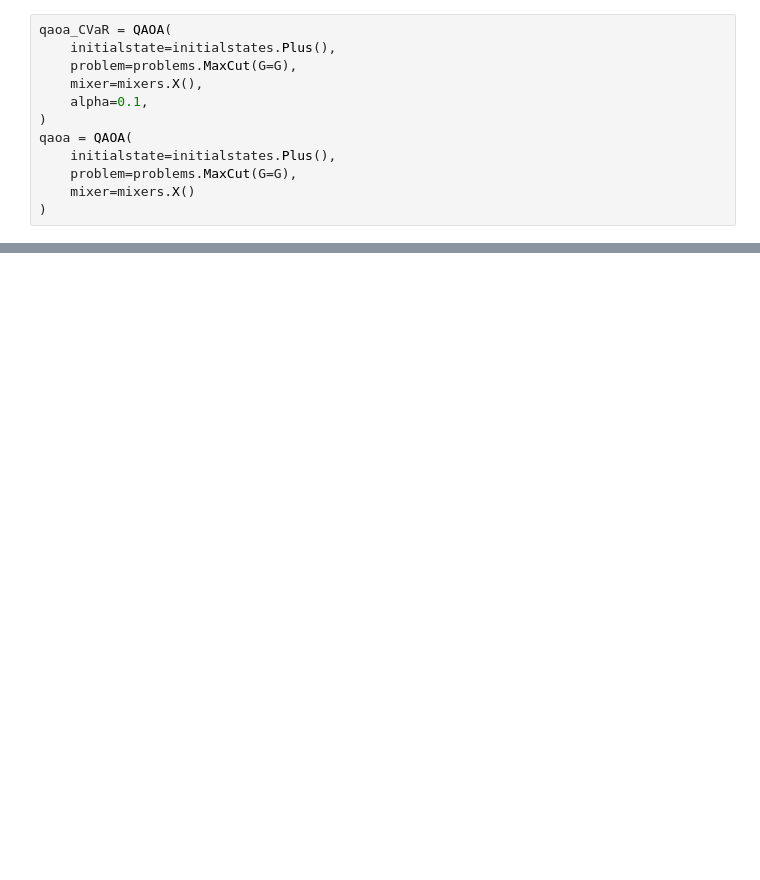
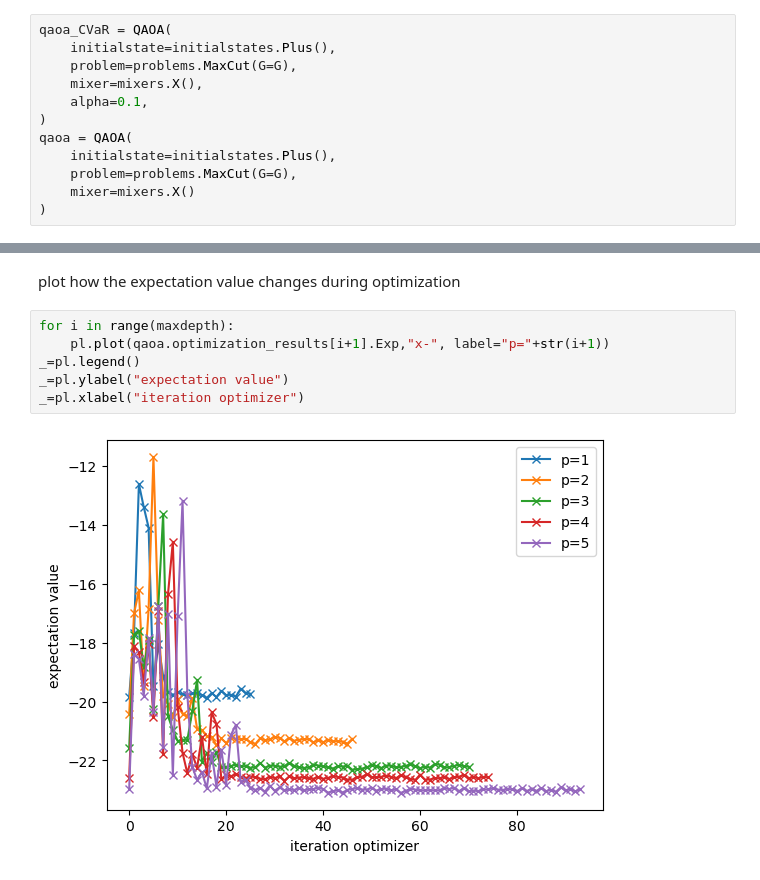
Before and after one commit to OpenQuantumComputing/QAOA, a Jupyter notebook: examples/MaxCut/CVaR.ipynb, the cells around one changed output, grey strips where cells are left out. Saved outputs shown, nothing was run; the diff lists cells and outputs as text; blank space fills up the shorter version.

```diff
--- a/examples/MaxCut/CVaR.ipynb
+++ b/examples/MaxCut/CVaR.ipynb
@@ -98,0 +74,10 @@ _ = pl.legend()
+# %% [markdown]
+plot how the expectation value changes during optimization
+# %%
+for i in range(maxdepth):
+    pl.plot(qaoa.optimization_results[i+1].Exp,"x-", label="p="+str(i+1))
+_=pl.legend()
+_=pl.ylabel("expectation value")
+_=pl.xlabel("iteration optimizer")
+# %% [output]
+[figure, added]
```
Also changed, not shown: parts of 17 cells of this notebook, 8 other files.
